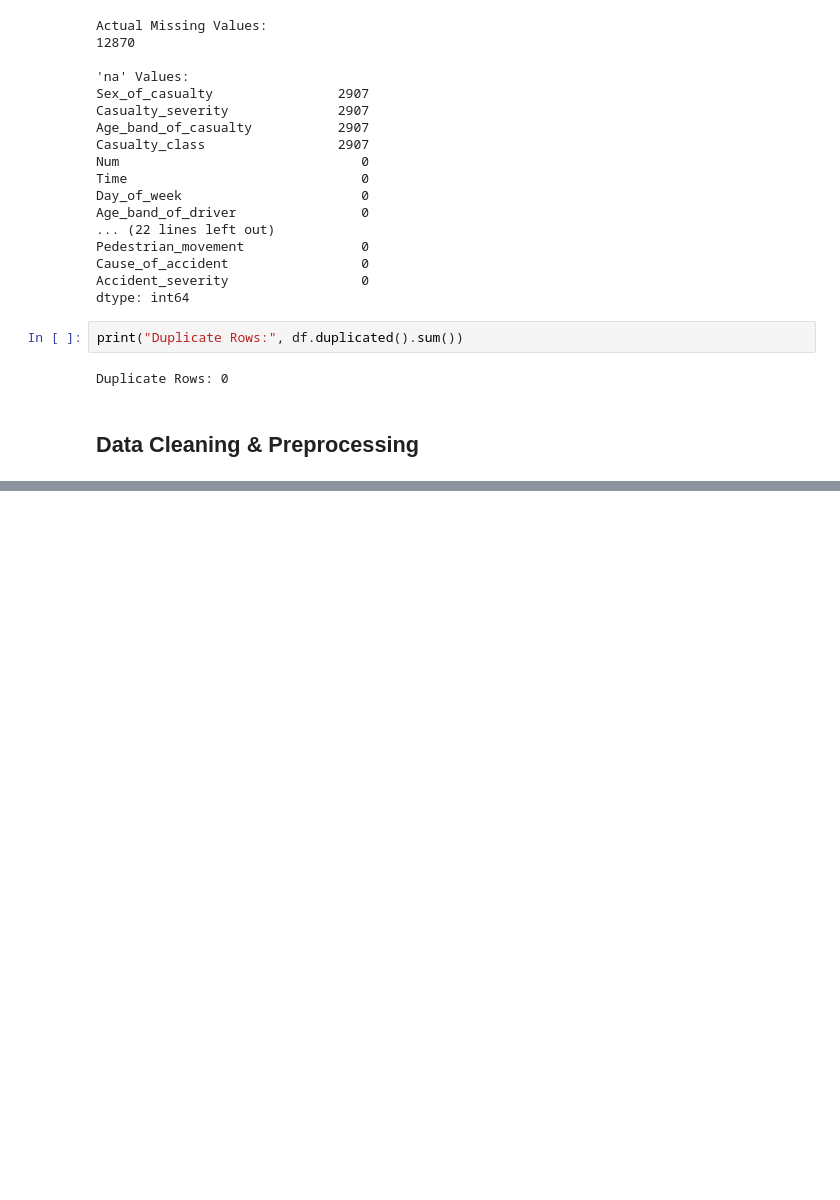
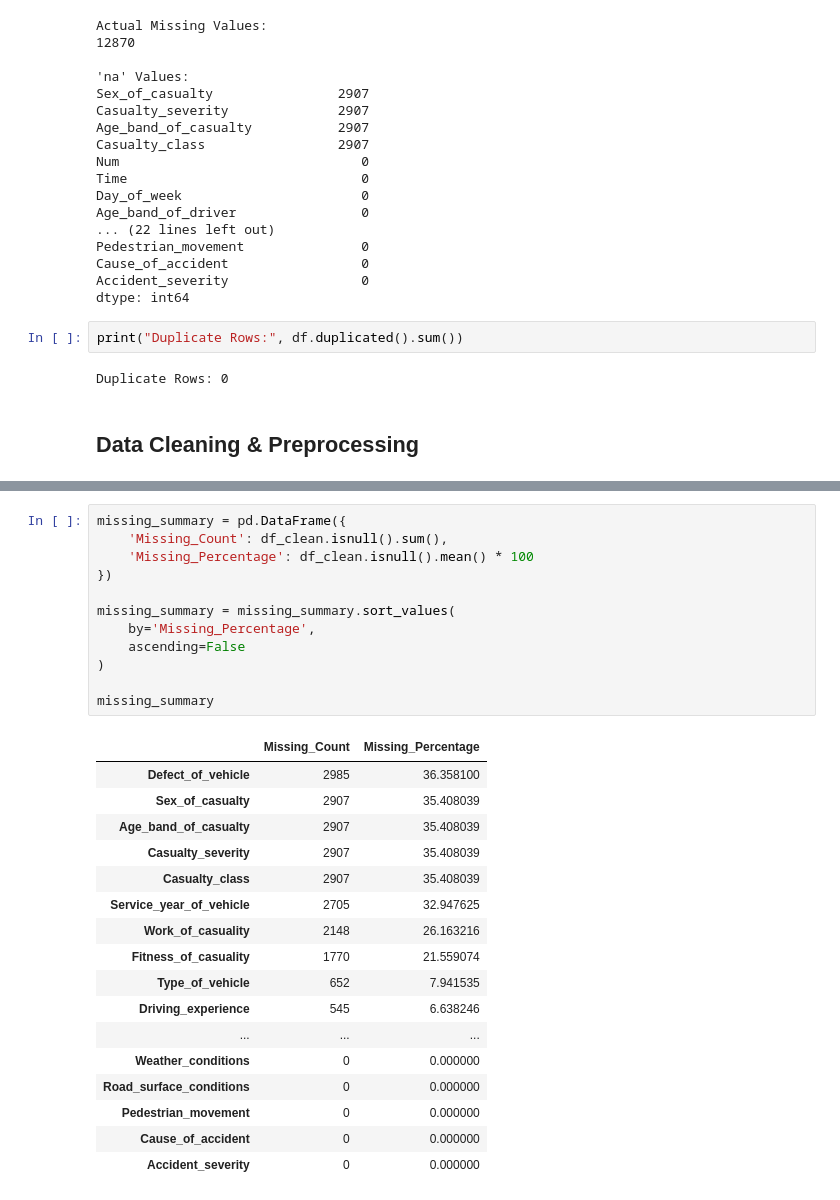
Before and after one commit to mdraihanmostafa746-coder/Road-Accident-Project, a Jupyter notebook: notebooks/road_accident_analysis.ipynb, the cells around one changed output, grey strips where cells are left out. Cells and saved outputs as stored; diff of their text form; blank space fills up the shorter version.

```diff
--- a/notebooks/road_accident_analysis.ipynb
+++ b/notebooks/road_accident_analysis.ipynb
@@ -165,0 +212,30 @@ Duplicate Rows: 0
+# %%
+missing_summary = pd.DataFrame({
+    'Missing_Count': df_clean.isnull().sum(),
+    'Missing_Percentage': df_clean.isnull().mean() * 100
+})
+
+missing_summary = missing_summary.sort_values(
+    by='Missing_Percentage',
+    ascending=False
+)
+
+missing_summary
+# %% [output]
+|  | Missing_Count | Missing_Percentage |
+| Defect_of_vehicle | 2985 | 36.358100 |
+| Sex_of_casualty | 2907 | 35.408039 |
+| Age_band_of_casualty | 2907 | 35.408039 |
+| Casualty_severity | 2907 | 35.408039 |
+| Casualty_class | 2907 | 35.408039 |
+| Service_year_of_vehicle | 2705 | 32.947625 |
+| Work_of_casuality | 2148 | 26.163216 |
+| Fitness_of_casuality | 1770 | 21.559074 |
+| Type_of_vehicle | 652 | 7.941535 |
+| Driving_experience | 545 | 6.638246 |
+| ... | ... | ... |
+| Weather_conditions | 0 | 0.000000 |
+| Road_surface_conditions | 0 | 0.000000 |
+| Pedestrian_movement | 0 | 0.000000 |
+| Cause_of_accident | 0 | 0.000000 |
+| Accident_severity | 0 | 0.000000 |
```
Also changed, not shown: parts of 5 cells of this notebook, 1 other file.
